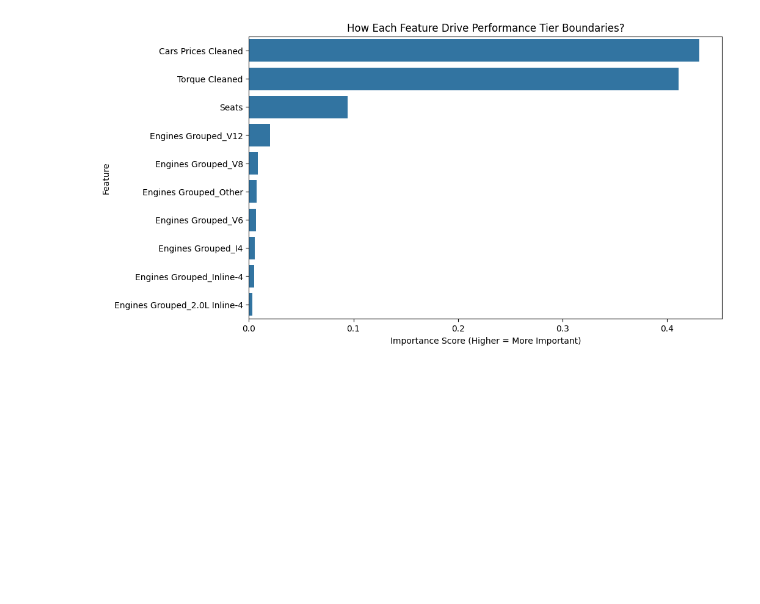
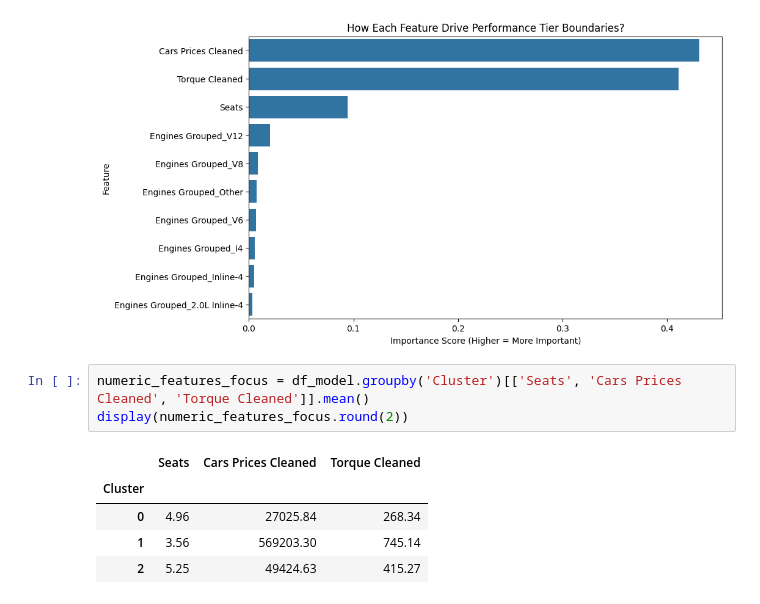
Before and after one commit to KimMai03/Kim-Mai---Final-Medium-Report---Unsupervised-and-Supervised-Learning-Model, a Jupyter notebook: carsDataset.ipynb, the cells around one changed output. Drawn from its saved outputs; the diff is of its cells as text; blank space fills up the shorter version.

```diff
--- a/carsDataset.ipynb
+++ b/carsDataset.ipynb
@@ -436,3 +436,12 @@ plt.ylabel('Feature')
 plt.show()
 # %% [output]
 [figure]
+# %%
+numeric_features_focus = df_model.groupby('Cluster')[['Seats', 'Cars Prices Cleaned', 'Torque Cleaned']].mean()
+display(numeric_features_focus.round(2))
+# %% [output]
+|  | Seats | Cars Prices Cleaned | Torque Cleaned |
+| Cluster |  |  |  |
+| 0 | 4.96 | 27025.84 | 268.34 |
+| 1 | 3.56 | 569203.30 | 745.14 |
+| 2 | 5.25 | 49424.63 | 415.27 |
```
Also changed, not shown: 1 other file.
